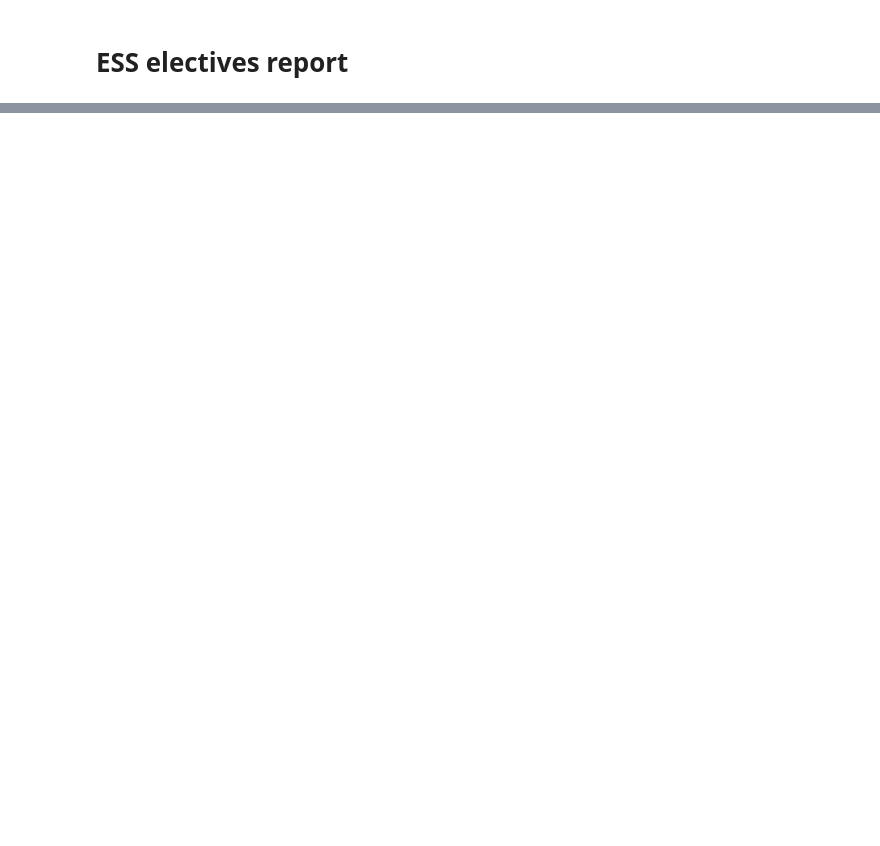
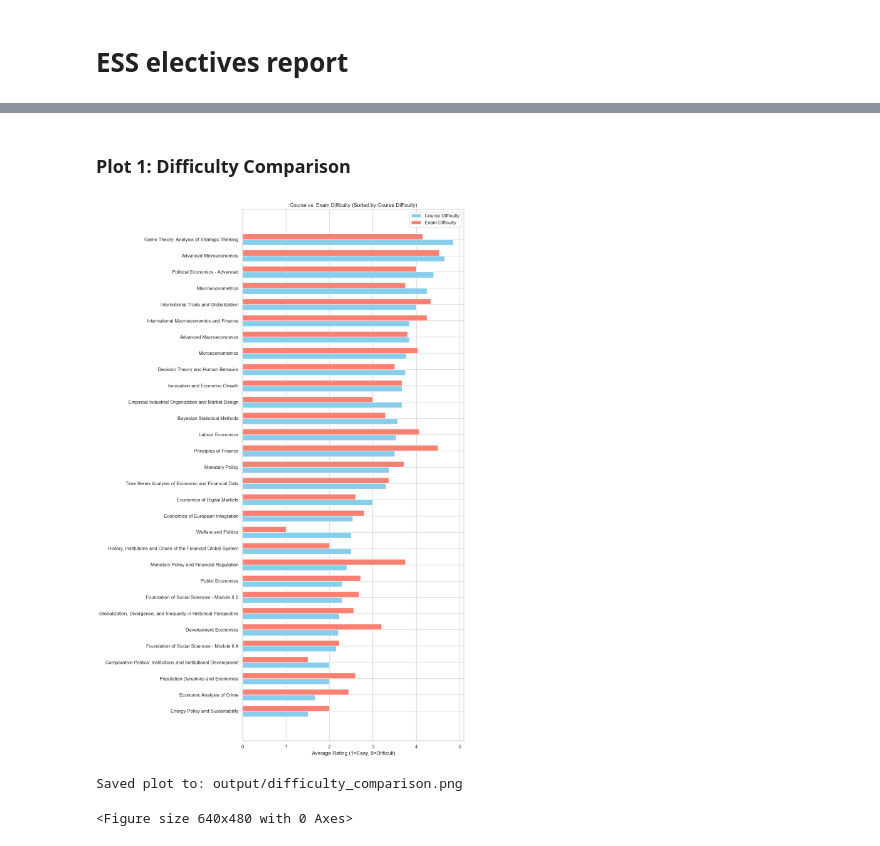
Before and after one commit to stfgrz/ess-electives_report, a Jupyter notebook: report.ipynb, the cells around one changed output, grey strips where cells are left out. Cells and saved outputs as stored; diff of their text form; code cells hidden in the pictures; blank space fills up the shorter version.

```diff
--- a/report.ipynb
+++ b/report.ipynb
@@ -68,0 +212,28 @@ summary.head()
+# %% [markdown]
+### Plot 1: Difficulty Comparison
+# %%
+plt.figure(figsize=(12, len(summary)*0.6)) # Adjust height based on number of courses
+plot_data = summary.sort_values('Avg_Course_Difficulty', ascending=True)
+
+y_pos = np.arange(len(plot_data))
+height = 0.35
+
+plt.barh(y_pos - height/2, plot_data['Avg_Course_Difficulty'], height, label='Course Difficulty', color='skyblue')
+plt.barh(y_pos + height/2, plot_data['Avg_Exam_Difficulty'], height, label='Exam Difficulty', color='salmon')
+
+plt.yticks(y_pos, plot_data['Course'])
+plt.xlabel('Average Rating (1=Easy, 5=Difficult)')
+plt.title('Course vs. Exam Difficulty (Sorted by Course Difficulty)')
+plt.legend()
+plt.tight_layout()
+plt.show()
+
+# Save Plot 1
+plot1_path = os.path.join(OUTPUT_DIR, 'difficulty_comparison.png')
+plt.savefig(plot1_path)
+print(f"Saved plot to: {plot1_path}")
+plt.show()
+# %% [output]
+[figure, added]
+Saved plot to: output/difficulty_comparison.png
+<Figure size 640x480 with 0 Axes>
```
Also changed, not shown: parts of 17 cells of this notebook, 12 other files.
